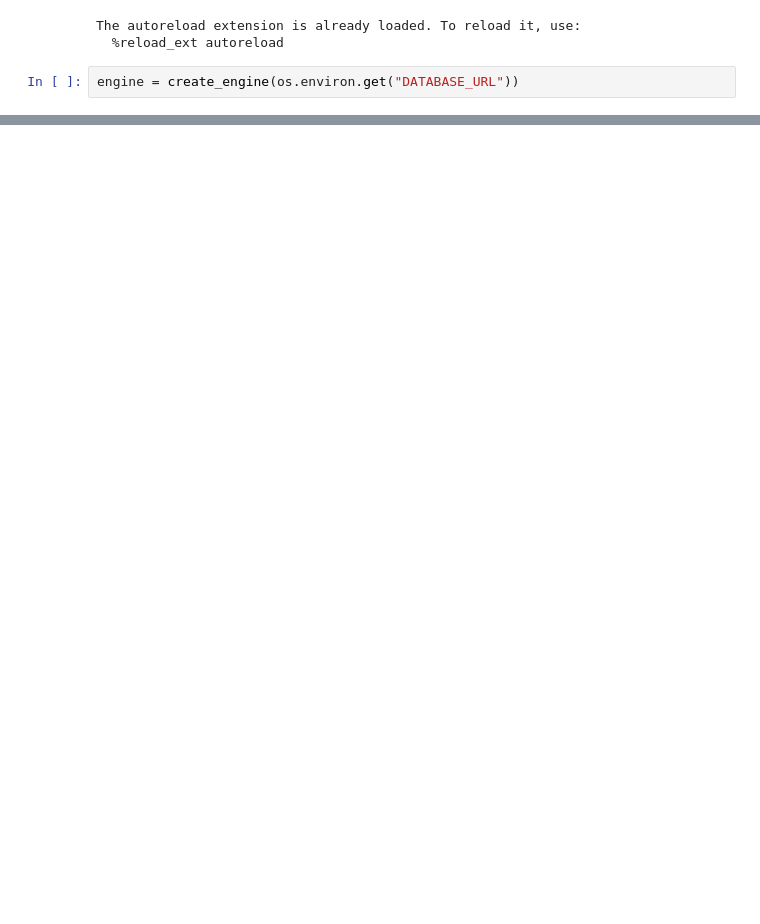
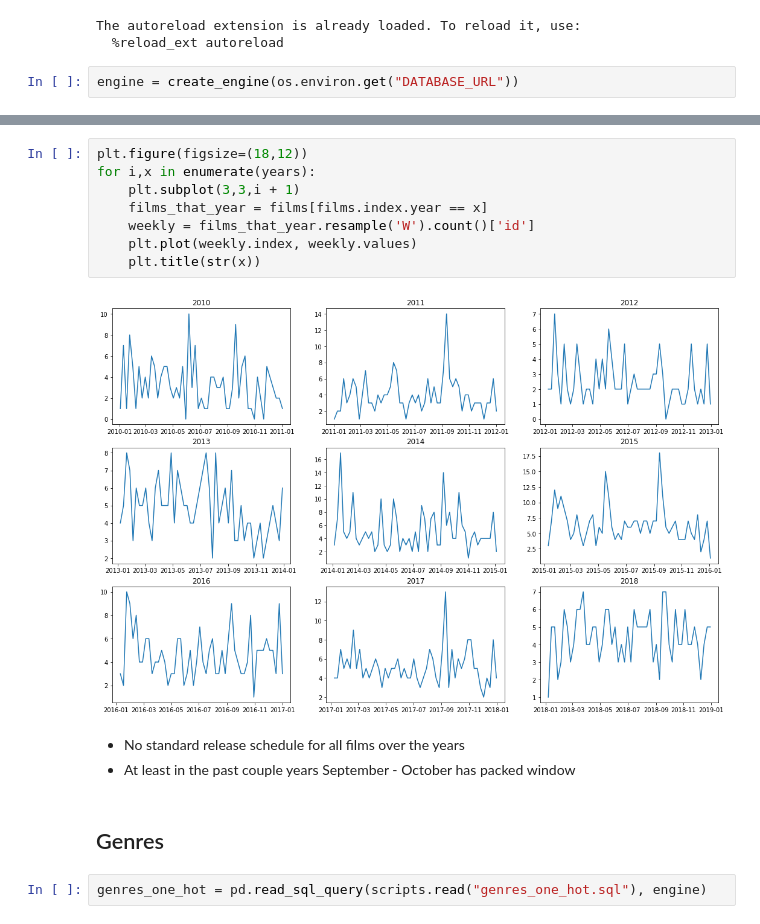
Before and after one commit to billwarker/feature-film-analysis, a Jupyter notebook: notebooks/1.0-initial-analysis.ipynb, the cells around one changed output, grey strips where cells are left out. Saved outputs shown, nothing was run; the diff lists cells and outputs as text; blank space fills up the shorter version.

```diff
--- a/notebooks/1.0-initial-analysis.ipynb
+++ b/notebooks/1.0-initial-analysis.ipynb
@@ -45,0 +143,17 @@ pd.read_sql_query(scripts.read("q1.sql"), engine)
+# %%
+plt.figure(figsize=(18,12))
+for i,x in enumerate(years):
+    plt.subplot(3,3,i + 1)
+    films_that_year = films[films.index.year == x]
+    weekly = films_that_year.resample('W').count()['id']
+    plt.plot(weekly.index, weekly.values)
+    plt.title(str(x))
+# %% [output]
+[figure, added]
+# %% [markdown]
+- No standard release schedule for all films over the years
+- At least in the past couple years September - October has packed window
+# %% [markdown]
+## Genres
+# %%
+genres_one_hot = pd.read_sql_query(scripts.read("genres_one_hot.sql"), engine)
```
Also changed, not shown: parts of 28 cells of this notebook, 5 other files.
